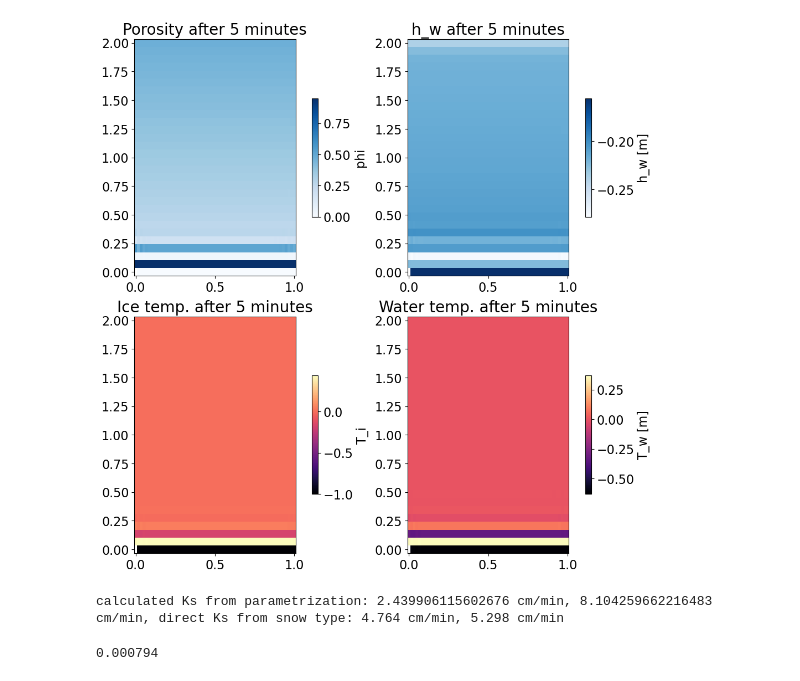
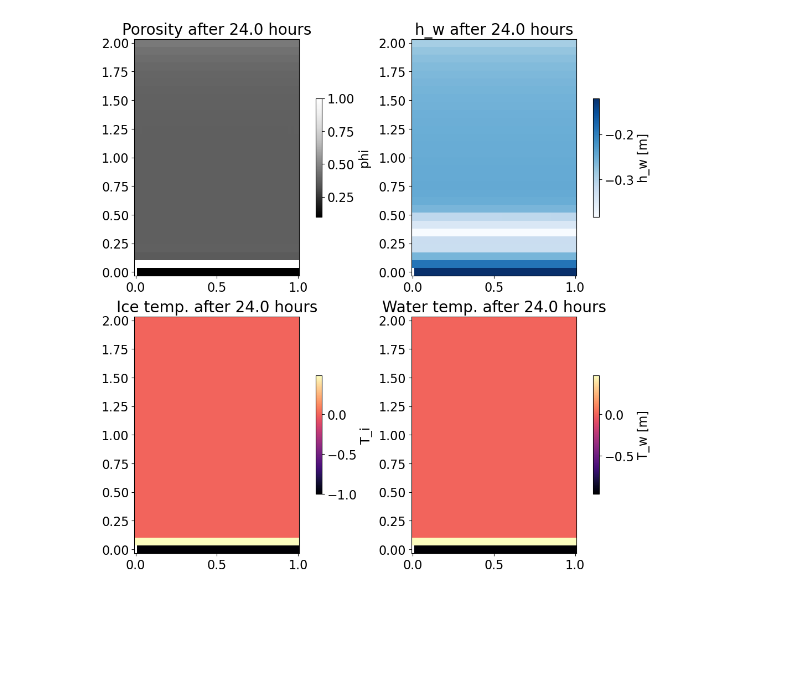
Before and after one commit to lannika-ut/Masterarbeit, a Jupyter notebook: view_solutions_nonisothermal.ipynb, the cells around one changed output. Saved outputs shown, nothing was run; the diff lists cells and outputs as text; code cells hidden in the pictures; blank space fills up the shorter version.

```diff
--- a/view_solutions_nonisothermal.ipynb
+++ b/view_solutions_nonisothermal.ipynb
@@ -7,7 +7,7 @@ from visualization_fct import get_grid, eval_fct_on_grid
 from dolfinx.fem import functionspace, Function
 import pickle
 # %%
-filename = "./solutions/full_5min_icetempgradient.pkl"
+filename = "./solutions/full_1day_upwind.pkl"
 with open(filename, "rb") as f:
     data_Annika = pickle.load(f)
 
@@ -18,13 +18,14 @@ geom.make_from_dict(data_Annika["geometry"])
 domain = geom.make_domain(nx, nz)
 [P0, P1, P2, P3] = geom.corner_points
 V = functionspace(domain, ("CG", 1))
+Q = functionspace(domain, ("DG", 0))
 hw = Function(V)
-phi = Function(V)
+phi = Function(Q)
 T_i = Function(V)
 T_w = Function(V)
 p = Parameter(domain)
 # %%
-t_obs = 5
+t_obs = 48
 hw.x.array[:] = data_Annika["h_w"][t_obs]
 phi.x.array[:] = data_Annika["phi"][t_obs]
 T_i.x.array[:] = data_Annika["T_i"][t_obs]
@@ -37,37 +38,26 @@ Tw = eval_fct_on_grid(grid, T_w, domain).reshape((nz, nx))
 # %%
 plt.rcParams.update({'font.size': 16})
 fig, ax = plt.subplots(2,2, layout="constrained", figsize=(10,10))
-pmsh1 = ax[0,0].pcolormesh(x_plot, z_plot, porosity, cmap="Blues")
-ax[0,0].set_title(f"Porosity after {t_obs} minutes", fontsize=20)
+pmsh1 = ax[0,0].pcolormesh(x_plot, z_plot, porosity, cmap="Greys_r")
+ax[0,0].set_title(f"Porosity after {t_obs/2} hours", fontsize=20)
 cbar1 = fig.colorbar(pmsh1, ax=ax[0,0], shrink=0.5)
 cbar1.set_label("phi")
 
 pmsh2 = ax[0,1].pcolormesh(x_plot, z_plot, pressure_head, cmap="Blues")
-ax[0,1].set_title(f"h_w after {t_obs} minutes", fontsize=20)
+ax[0,1].set_title(f"h_w after {t_obs/2} hours", fontsize=20)
 plt.xticks(fontsize=16)
 cbar2 = fig.colorbar(pmsh2, ax=ax[0,1], shrink=0.5)
 cbar2.set_label("h_w [m]")
 
 pmsh3 = ax[1,0].pcolormesh(x_plot, z_plot, Ti, cmap="magma")
-ax[1,0].set_title(f"Ice temp. after {t_obs} minutes", fontsize=20)
+ax[1,0].set_title(f"Ice temp. after {t_obs/2} hours", fontsize=20)
 cbar1 = fig.colorbar(pmsh3, ax=ax[1,0], shrink=0.5)
 cbar1.set_label("T_i")
 
 pmsh4 = ax[1,1].pcolormesh(x_plot, z_plot, Tw, cmap="magma")
-ax[1,1].set_title(f"Water temp. after {t_obs} minutes", fontsize=20)
+ax[1,1].set_title(f"Water temp. after {t_obs/2} hours", fontsize=20)
 plt.xticks(fontsize=16)
 cbar2 = fig.colorbar(pmsh4, ax=ax[1,1], shrink=0.5)
 cbar2.set_label("T_w [m]")
 # %% [output]
-[figure, old version]
+[figure, new version]
-# %%
-from dolfinx import mesh
-Ks_calc1 = Ks[0,1]*100*60
-Ks_calc2 = Ks[20,20]*100*60
-print(f"calculated Ks from parametrization: {Ks_calc2} cm/min, {Ks_calc1} cm/min, direct Ks from snow type: {layer_params[1]['Ks']} cm/min, {layer_params[2]['Ks']} cm/min")
-# %% [output]
-calculated Ks from parametrization: 2.439906115602676 cm/min, 8.104259662216483 cm/min, direct Ks from snow type: 4.764 cm/min, 5.298 cm/min
-# %%
-4.764/(100*60)
-# %% [output]
-0.000794
```
Also changed, not shown: parts of 2 cells of this notebook, 4 other files.
